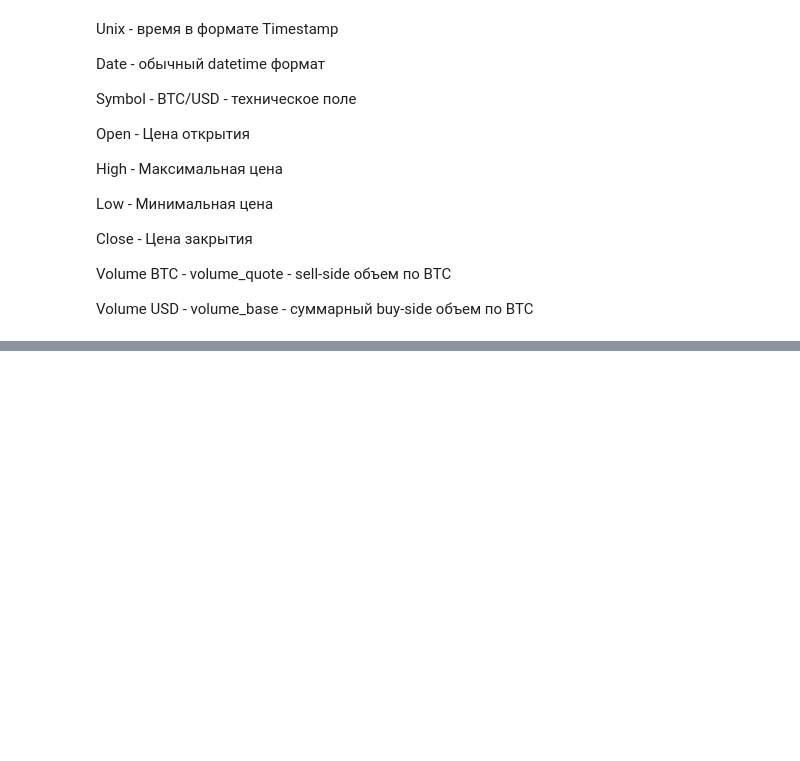
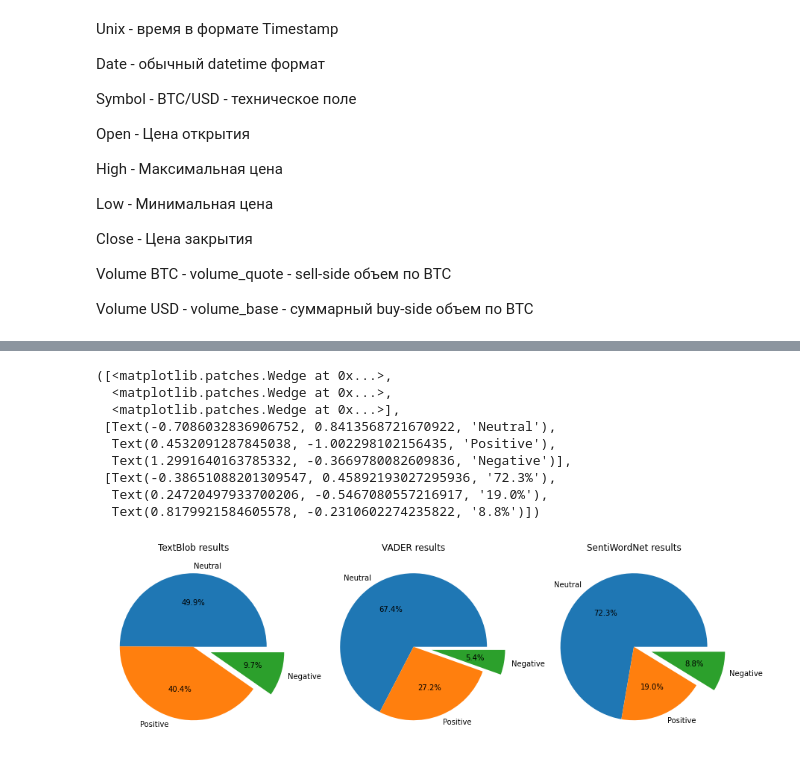
Before and after one commit to PotapovAIIT4F19/Twitter-vs-Bitcoin, a Jupyter notebook: Part 1. Parsing + EDA.ipynb, the cells around one changed output, grey strips where cells are left out. Cells and saved outputs as stored; diff of their text form; code cells hidden in the pictures; blank space fills up the shorter version.

```diff
--- a/Part 1. Parsing + EDA.ipynb
+++ b/Part 1. Parsing + EDA.ipynb
@@ -569,0 +763,5 @@ for x in range(2):
+# %%
+analyzer = SentimentIntensityAnalyzer()
+twitter['Vader Sentiment'] = twitter['content'].apply(vadersentimentanalysis)
+twitter['Vader Analysis'] = twitter['Vader Sentiment'].apply(vader_analysis)
+twitter.head()
@@ -569,0 +775,4 @@ for x in range(2):
+# %%
+pos_dict = {'J':wordnet.ADJ, 'V':wordnet.VERB, 'N':wordnet.NOUN, 'R':wordnet.ADV}
+twitter['POS tagged'] = twitter['content'].apply(token_stop_pos)
+twitter.head()
@@ -569,0 +786,4 @@ for x in range(2):
+# %%
+twitter['SWN analysis'] = twitter['POS tagged'].apply(sentiwordnetanalysispos)
+twitter['SWN Sentiment'] = twitter['POS tagged'].apply(sentiwordnetanalysis)
+twitter
@@ -569,0 +804,26 @@ for x in range(2):
+# %%
+tb_counts = twitter['Analysis'].value_counts()
+vader_counts = twitter['Vader Analysis'].value_counts()
+swn_counts = twitter['SWN analysis'].value_counts()
+# %%
+plt.figure(figsize=(15,7))
+plt.subplot(1,3,1)
+plt.title("TextBlob results")
+plt.pie(tb_counts.values, labels = tb_counts.index, explode = (0, 0, 0.25), autopct='%1.1f%%', shadow=False)
+plt.subplot(1,3,2)
+plt.title("VADER results")
+plt.pie(vader_counts.values, labels = vader_counts.index, explode = (0, 0, 0.25), autopct='%1.1f%%', shadow=False)
+plt.subplot(1,3,3)
+plt.title("SentiWordNet results")
+plt.pie(swn_counts.values, labels = swn_counts.index, explode = (0, 0, 0.25), autopct='%1.1f%%', shadow=False)
+# %% [output]
+([<matplotlib.patches.Wedge at 0x...>,
+  <matplotlib.patches.Wedge at 0x...>,
+  <matplotlib.patches.Wedge at 0x...>],
+ [Text(-0.7086032836906752, 0.8413568721670922, 'Neutral'),
+  Text(0.4532091287845038, -1.002298102156435, 'Positive'),
+  Text(1.2991640163785332, -0.3669780082609836, 'Negative')],
+ [Text(-0.38651088201309547, 0.45892193027295936, '72.3%'),
+  Text(0.24720497933700206, -0.5467080557216917, '19.0%'),
+  Text(0.8179921584605578, -0.2310602274235822, '8.8%')])
+[figure, added]
```
Also changed, not shown: parts of 66 cells of this notebook.
